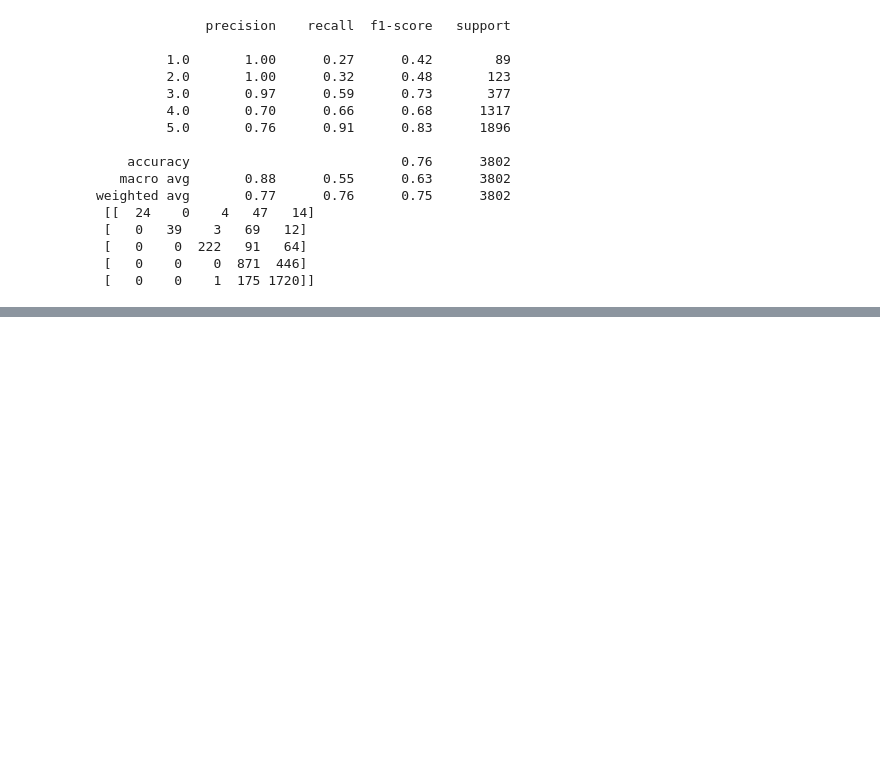
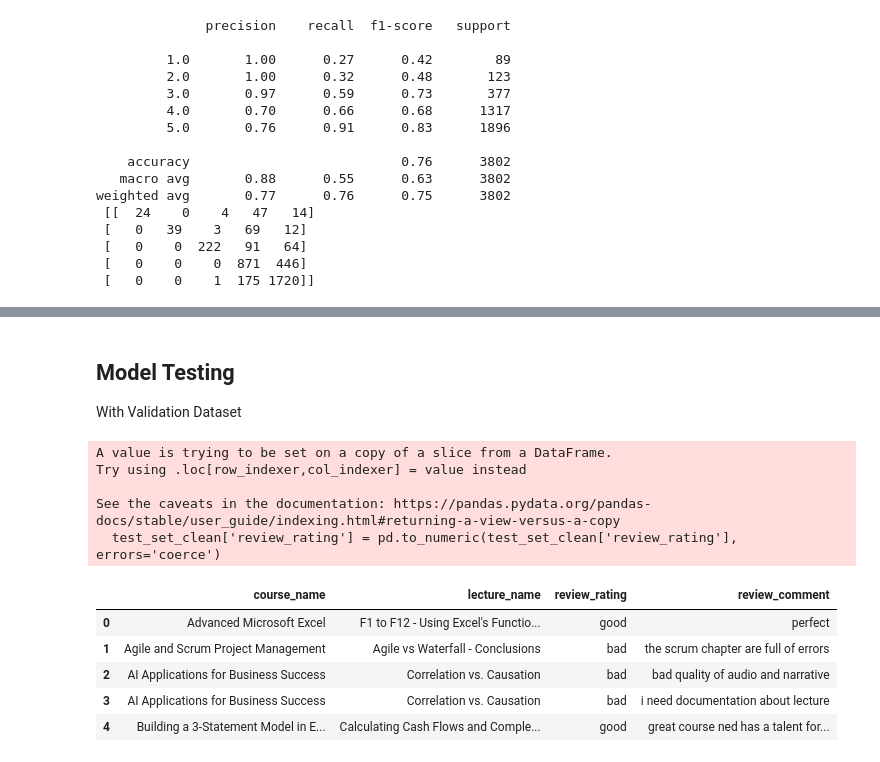
Before and after one commit to Lakes41/Course-Reviews-Sentiment-analysis, a Jupyter notebook: Main.ipynb, the cells around one changed output, grey strips where cells are left out. Saved outputs shown, nothing was run; the diff lists cells and outputs as text; code cells hidden in the pictures; blank space fills up the shorter version.

```diff
--- a/Main.ipynb
+++ b/Main.ipynb
@@ -278,0 +409,36 @@ weighted avg       0.77      0.76      0.75      3802
+# %% [markdown]
+## Model Testing
+With Validation Dataset
+# %%
+# Load the test set, handling bad lines
+test_set = pd.read_csv('user_courses_review_test_set.csv', on_bad_lines='skip')
+
+# Remove rows with missing 'review_comment' or 'review_rating'
+test_set_clean = test_set.dropna(subset=['review_comment', 'review_rating'])
+
+# Convert 'review_rating' to float and handle potential conversion issues
+test_set_clean['review_rating'] = pd.to_numeric(test_set_clean['review_rating'], errors='coerce')
+
+# Check for any 'NaN' in 'review_rating' after conversion and remove those rows
+test_set_clean = test_set_clean.dropna(subset=['review_rating'])
+
+# Clean the 'review_comment' texts
+test_set_clean['review_comment'] = test_set_clean['review_comment'].apply(clean_text)
+
+# Apply the 'binary_rating' function to categorize 'review_rating'
+test_set_clean['review_rating'] = test_set_clean['review_rating'].apply(binary_rating)
+
+# Ensure the preprocessing steps have been successfully applied
+test_set_clean.head()
+# %% [output]
+A value is trying to be set on a copy of a slice from a DataFrame.
+Try using .loc[row_indexer,col_indexer] = value instead
+
+See the caveats in the documentation: https://pandas.pydata.org/pandas-docs/stable/user_guide/indexing.html#returning-a-view-versus-a-copy
+  test_set_clean['review_rating'] = pd.to_numeric(test_set_clean['review_rating'], errors='coerce')
+|  | course_name | lecture_name | review_rating | review_comment |
+| 0 | Advanced Microsoft Excel | F1 to F12 - Using Excel's Functio... | good | perfect |
+| 1 | Agile and Scrum Project Management | Agile vs Waterfall - Conclusions | bad | the scrum chapter are full of errors |
+| 2 | AI Applications for Business Success | Correlation vs. Causation | bad | bad quality of audio and narrative |
+| 3 | AI Applications for Business Success | Correlation vs. Causation | bad | i need documentation about lecture |
+| 4 | Building a 3-Statement Model in E... | Calculating Cash Flows and Comple... | good | great course ned has a talent for... |
```
Also changed, not shown: parts of 11 cells of this notebook.
